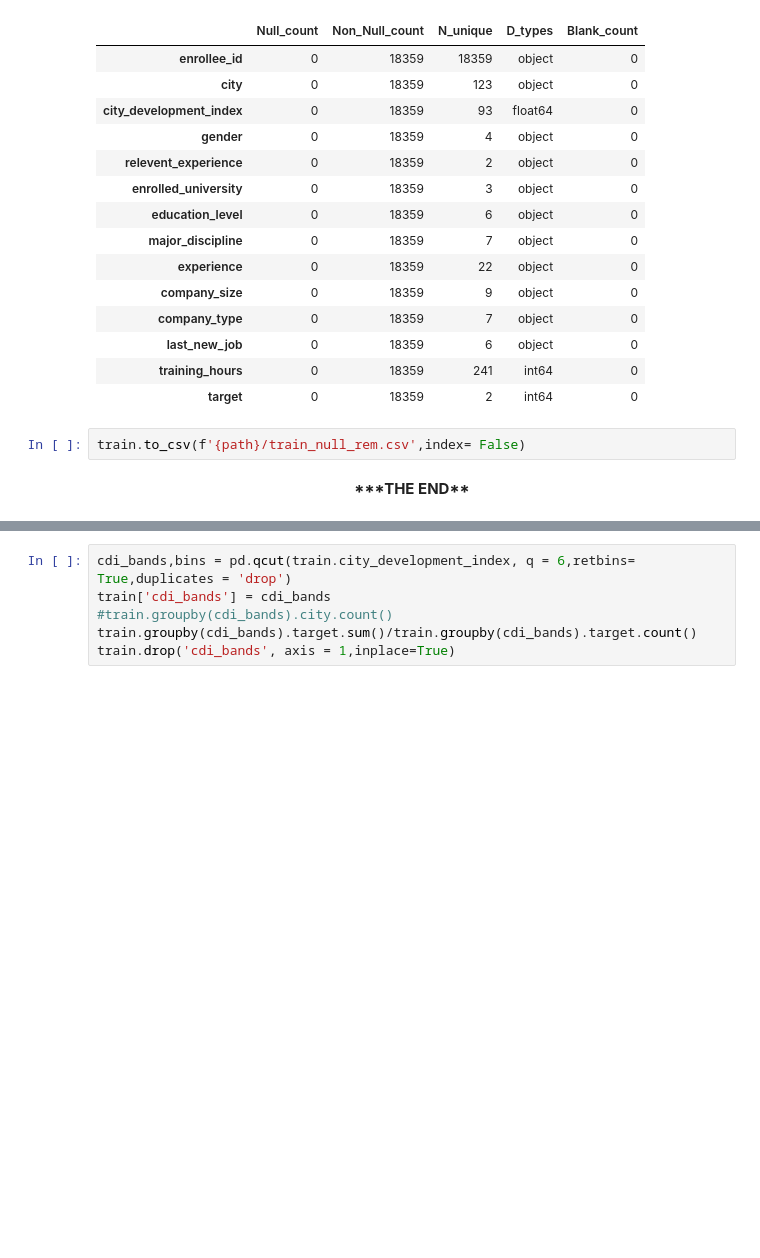
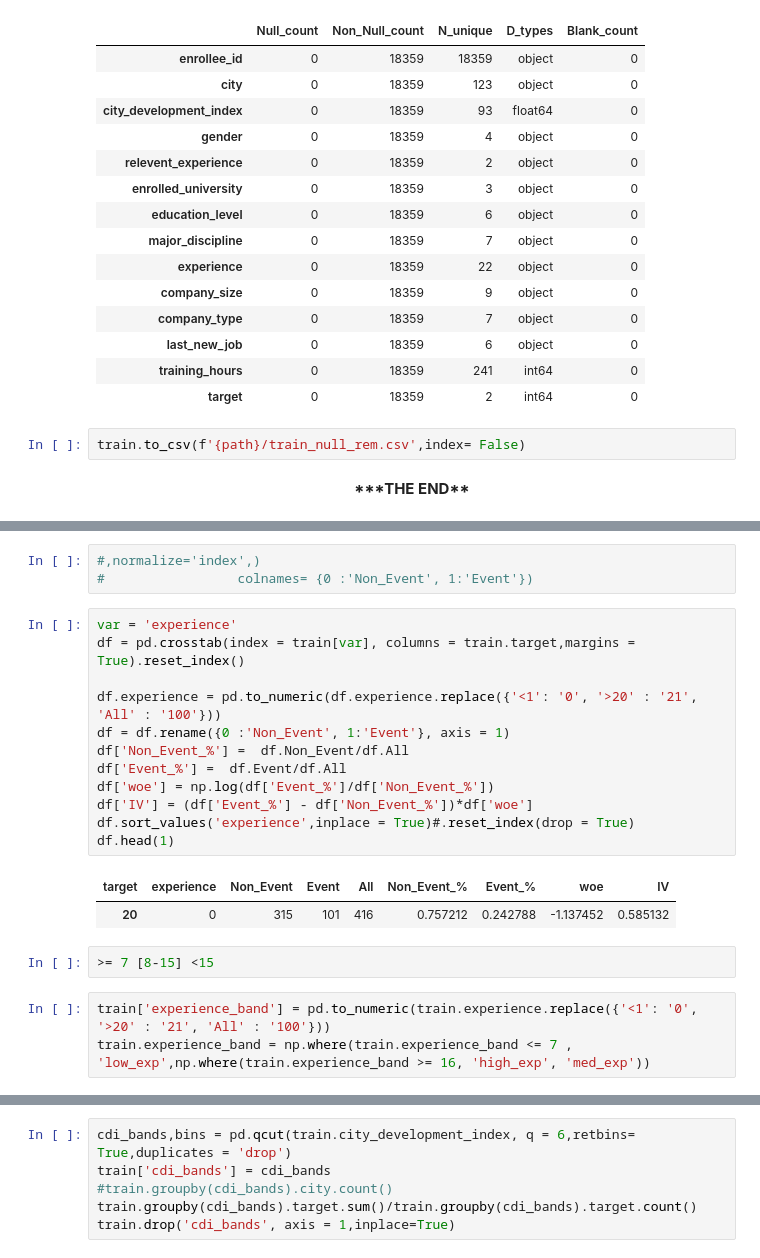
Before and after one commit to Vishnu1183/Hackathons, a Jupyter notebook: AV_HR_08May20/AV_HR_Cleaning_Feature_Engineering.ipynb, the cells around one changed output, grey strips where cells are left out. Drawn from its saved outputs; the diff is of its cells as text; blank space fills up the shorter version.

```diff
--- a/AV_HR_08May20/AV_HR_Cleaning_Feature_Engineering.ipynb
+++ b/AV_HR_08May20/AV_HR_Cleaning_Feature_Engineering.ipynb
@@ -354,3 +412,26 @@ ValueError: arrays must all be same length
+# %%
+#,normalize='index',)
+#                 colnames= {0 :'Non_Event', 1:'Event'})
+# %%
+var = 'experience'
+df = pd.crosstab(index = train[var], columns = train.target,margins = True).reset_index()
+
+df.experience = pd.to_numeric(df.experience.replace({'<1': '0', '>20' : '21', 'All' : '100'}))
+df = df.rename({0 :'Non_Event', 1:'Event'}, axis = 1)
+df['Non_Event_%'] =  df.Non_Event/df.All
+df['Event_%'] =  df.Event/df.All
+df['woe'] = np.log(df['Event_%']/df['Non_Event_%'])
+df['IV'] = (df['Event_%'] - df['Non_Event_%'])*df['woe']
+df.sort_values('experience',inplace = True)#.reset_index(drop = True)
+df.head(1)
+# %% [output]
+| target | experience | Non_Event | Event | All | Non_Event_% | Event_% | woe | IV |
+| 20 | 0 | 315 | 101 | 416 | 0.757212 | 0.242788 | -1.137452 | 0.585132 |
+# %%
+>= 7 [8-15] <15
+# %%
+train['experience_band'] = pd.to_numeric(train.experience.replace({'<1': '0', '>20' : '21', 'All' : '100'}))
+train.experience_band = np.where(train.experience_band <= 7 , 'low_exp',np.where(train.experience_band >= 16, 'high_exp', 'med_exp'))
 # %%
 train.company_type.unique()
 pd.crosstab(train.company_size, train.company_type,dropna=False)
```
Also changed, not shown: parts of 28 cells of this notebook.
